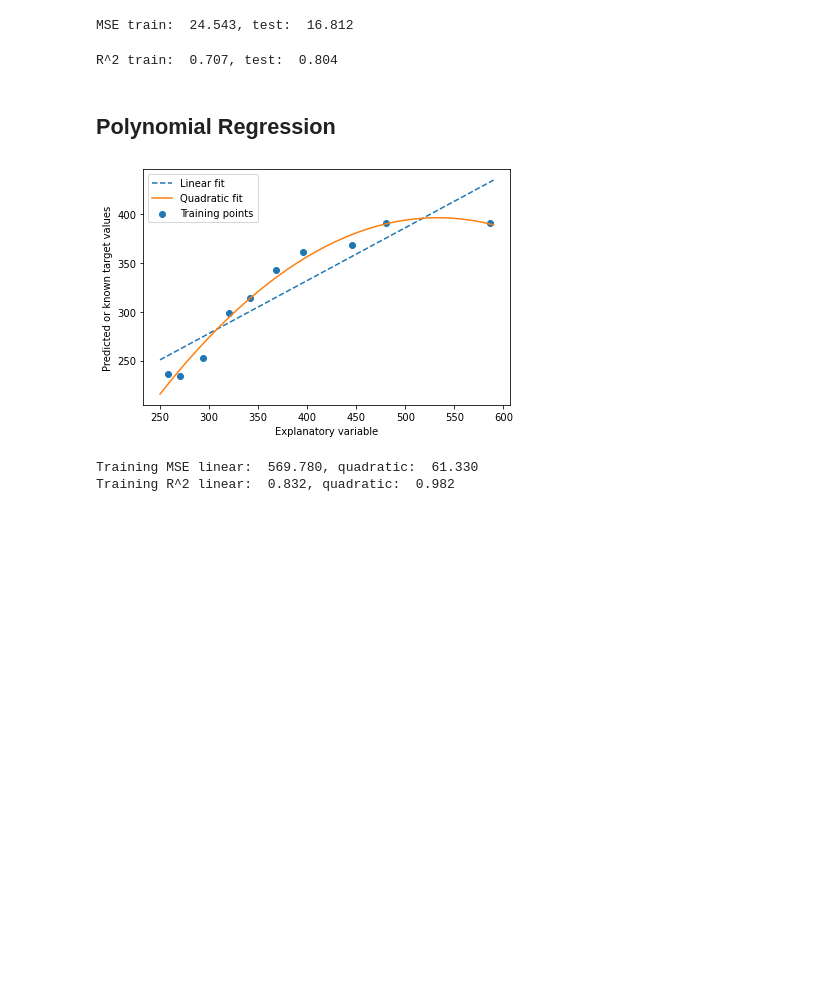
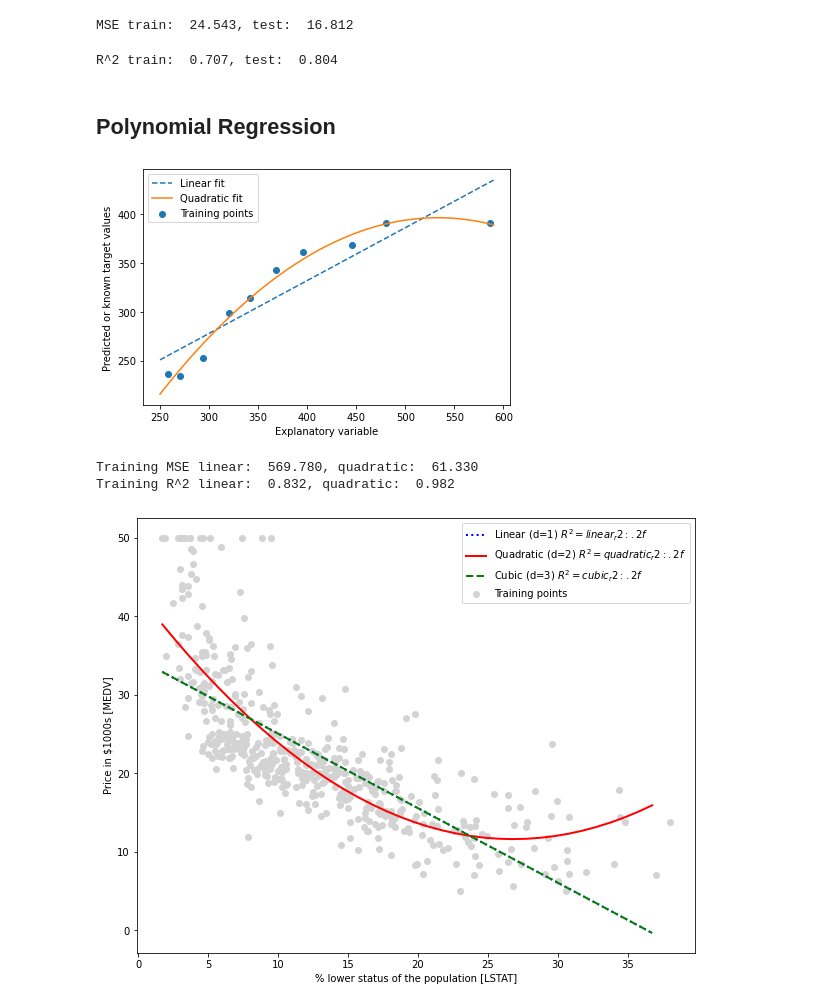
Before and after one commit to sekinem/python-machine-learning, a Jupyter notebook: chapter10/ch10.ipynb, the cells around one changed output. Cells and saved outputs as stored; diff of their text form; code cells hidden in the pictures; blank space fills up the shorter version.

```diff
--- a/chapter10/ch10.ipynb
+++ b/chapter10/ch10.ipynb
@@ -278,3 +278,58 @@ print(f'Training R^2 linear: {r2_score(y, y_lin_pred): .3f}, quadratic: {r2_scor
 # %% [output]
 Training MSE linear:  569.780, quadratic:  61.330
 Training R^2 linear:  0.832, quadratic:  0.982
+# %%
+X = df[['LSTAT']].values
+y = df['MEDV'].values
+regr = LinearRegression()
+
+quadratic = PolynomialFeatures(degree=2)
+cubic = PolynomialFeatures(degree=3)
+X_quad = quadratic.fit_transform(X)
+X_cubic = cubic.fit_transform(X)
+
+X_fit = np.arange(X.min(), X.max() - 1)[:, np.newaxis]
+regr = regr.fit(X, y)
+y_lin_fit = regr.predict(X_fit)
+linear_r2 = r2_score(y, regr.predict(X))
+
+regr = regr.fit(X_quad, y)
+y_quad_fit = regr.predict(quadratic.fit_transform(X_fit))
+quadratic_r2 = r2_score(y, regr.predict(X_quad))
+
+regr = regr.fit(X_cubic, y)
+y_cubic_fit = regr.predict(cubic.fit_transform(X_fit))
+cubic_r2 = r2_score(y, regr.predict(X_cubic))
+
+plt.figure(figsize=(10, 8))
+plt.scatter(X, y, label='Training points', color='lightgray')
+plt.plot(
+    X_fit,
+    y_lin_fit,
+    label='Linear (d=1) $R^2={linear_r2: .2f}$',
+    color='blue',
+    lw=2,
+    linestyle=':'
+)
+plt.plot(
+    X_fit,
+    y_quad_fit,
+    label='Quadratic (d=2) $R^2={quadratic_r2: .2f}$',
+    color='red',
+    lw=2,
+    linestyle='-'
+)
+plt.plot(
+    X_fit,
+    y_lin_fit,
+    label='Cubic (d=3) $R^2={cubic_r2: .2f}$',
+    color='green',
+    lw=2,
+    linestyle='--'
+)
+plt.xlabel('% lower status of the population [LSTAT]')
+plt.ylabel('Price in $1000s [MEDV]')
+plt.legend(loc='best')
+plt.show()
+# %% [output]
+[figure, added]
```
Also changed, not shown: parts of 4 cells of this notebook.
